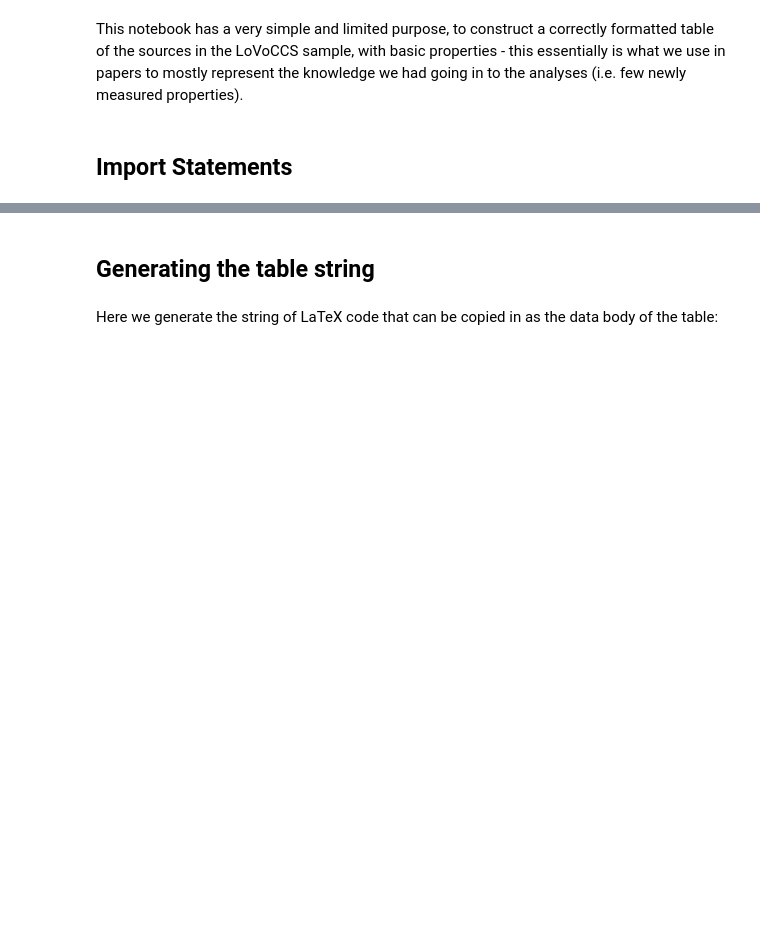
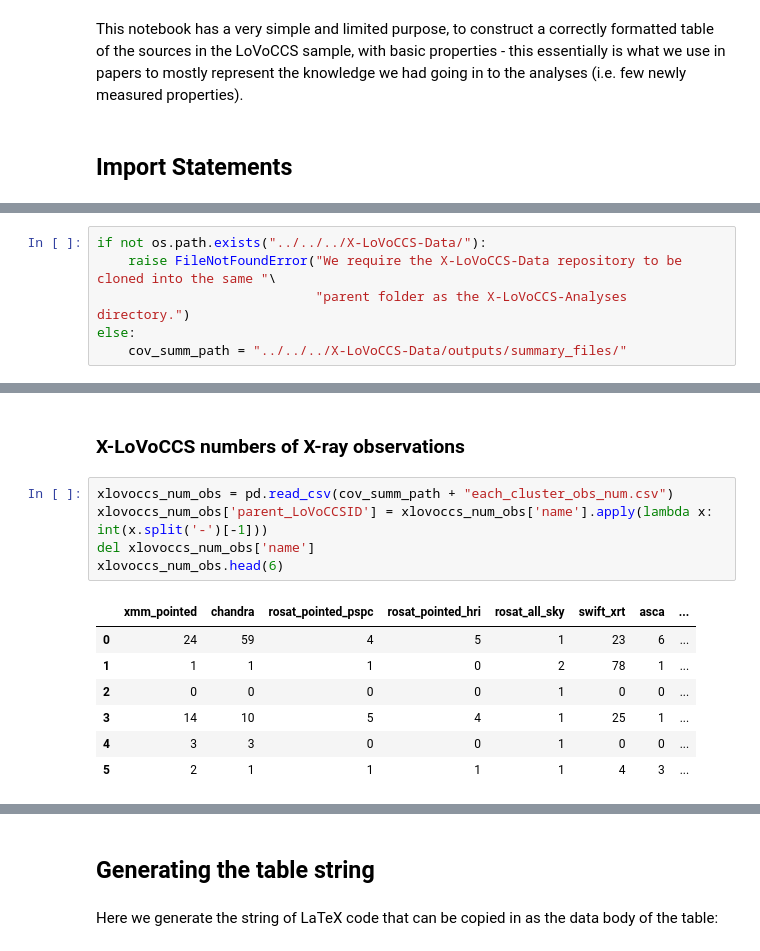
Before and after one commit to LoVoCCS/X-LoVoCCS-Analyses, a Jupyter notebook: notebooks/make_tables/make_intro_table.ipynb, the cells around one changed output, grey strips where cells are left out. Drawn from its saved outputs; the diff is of its cells as text; blank space fills up the shorter version.

```diff
--- a/notebooks/make_tables/make_intro_table.ipynb
+++ b/notebooks/make_tables/make_intro_table.ipynb
@@ -10 +15,7 @@ import numpy as np
+# %%
+if not os.path.exists("../../../X-LoVoCCS-Data/"):
+    raise FileNotFoundError("We require the X-LoVoCCS-Data repository to be cloned into the same "\
+                            "parent folder as the X-LoVoCCS-Analyses directory.")
+else:
+    cov_summ_path = "../../../X-LoVoCCS-Data/outputs/summary_files/"
 # %% [markdown]
@@ -36,0 +56,15 @@ cov_frac.head(5)
+# %% [markdown]
+### X-LoVoCCS numbers of X-ray observations
+# %%
+xlovoccs_num_obs = pd.read_csv(cov_summ_path + "each_cluster_obs_num.csv")
+xlovoccs_num_obs['parent_LoVoCCSID'] = xlovoccs_num_obs['name'].apply(lambda x: int(x.split('-')[-1]))
+del xlovoccs_num_obs['name']
+xlovoccs_num_obs.head(6)
+# %% [output]
+|  | xmm_pointed | chandra | rosat_pointed_pspc | rosat_pointed_hri | rosat_all_sky | swift_xrt | asca | ... |
+| 0 | 24 | 59 | 4 | 5 | 1 | 23 | 6 | ... |
+| 1 | 1 | 1 | 1 | 0 | 2 | 78 | 1 | ... |
+| 2 | 0 | 0 | 0 | 0 | 1 | 0 | 0 | ... |
+| 3 | 14 | 10 | 5 | 4 | 1 | 25 | 1 | ... |
+| 4 | 3 | 3 | 0 | 0 | 1 | 0 | 0 | ... |
+| 5 | 2 | 1 | 1 | 1 | 1 | 4 | 3 | ... |
```
Also changed, not shown: parts of 14 cells of this notebook.
